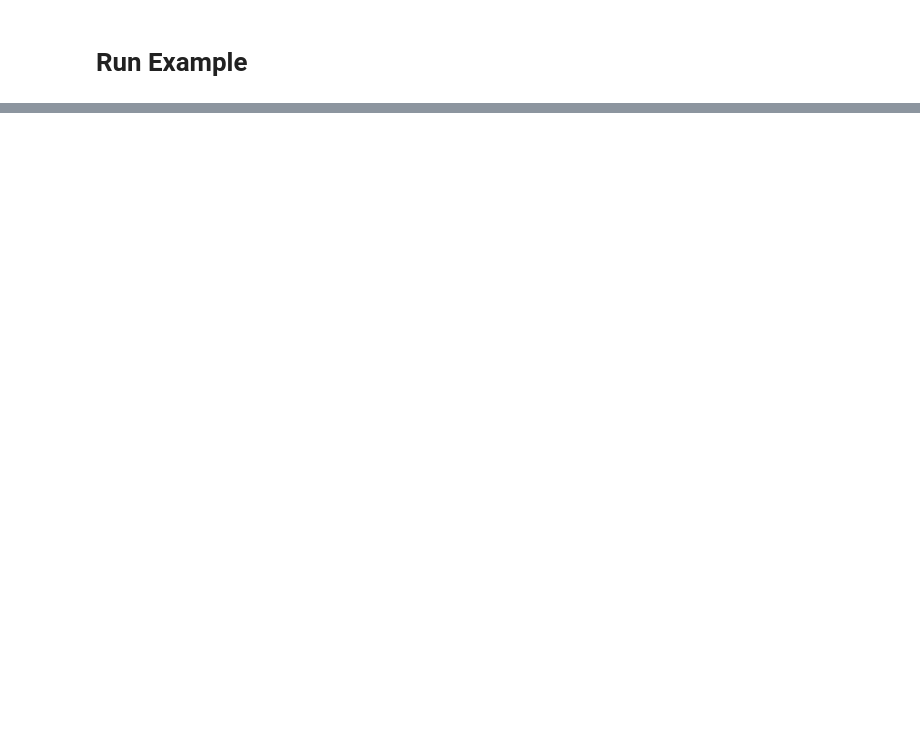
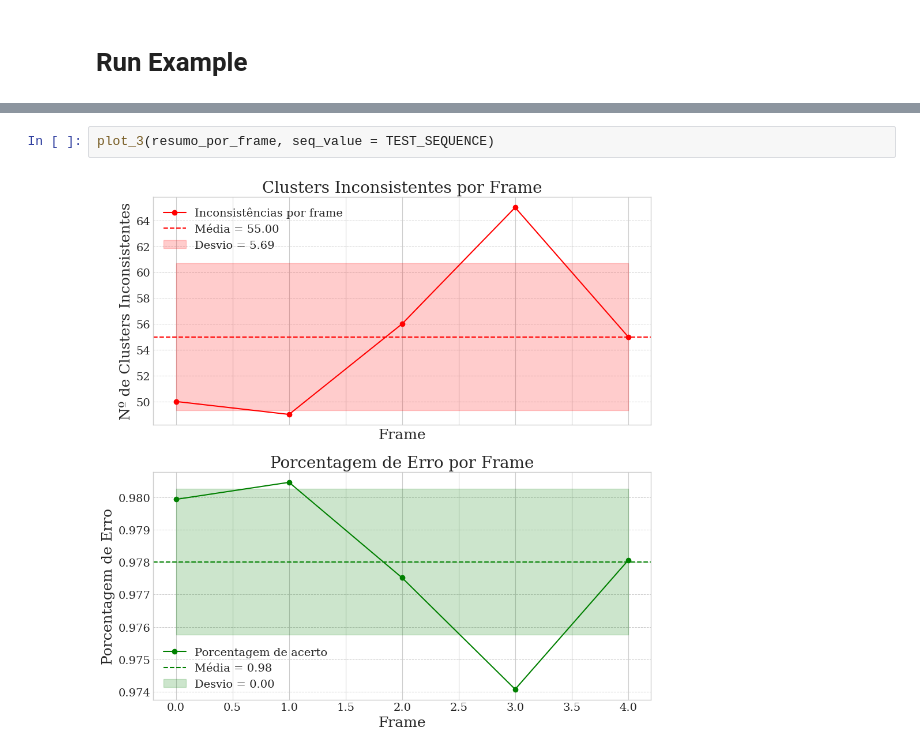
Before and after one commit to Matheus-lla/pfc-semantic-segmentation, a Jupyter notebook: experiments/run_clustering.ipynb, the cells around one changed output, grey strips where cells are left out. Saved outputs shown, nothing was run; the diff lists cells and outputs as text; blank space fills up the shorter version.

```diff
--- a/experiments/run_clustering.ipynb
+++ b/experiments/run_clustering.ipynb
@@ -49,0 +77,4 @@ run_viz(
+# %%
+plot_3(resumo_por_frame, seq_value = TEST_SEQUENCE)
+# %% [output]
+[figure, added]
```
Also changed, not shown: parts of 8 cells of this notebook, 7 other files.
